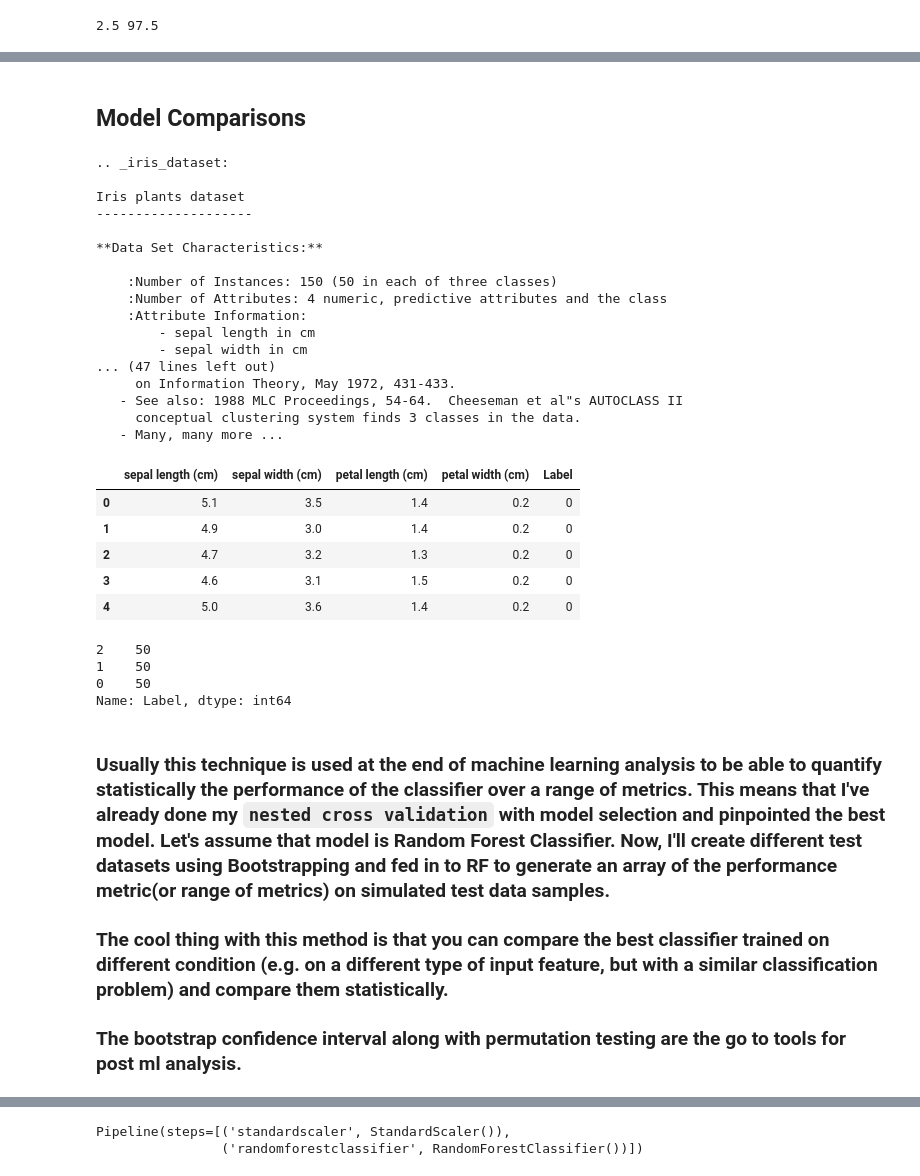
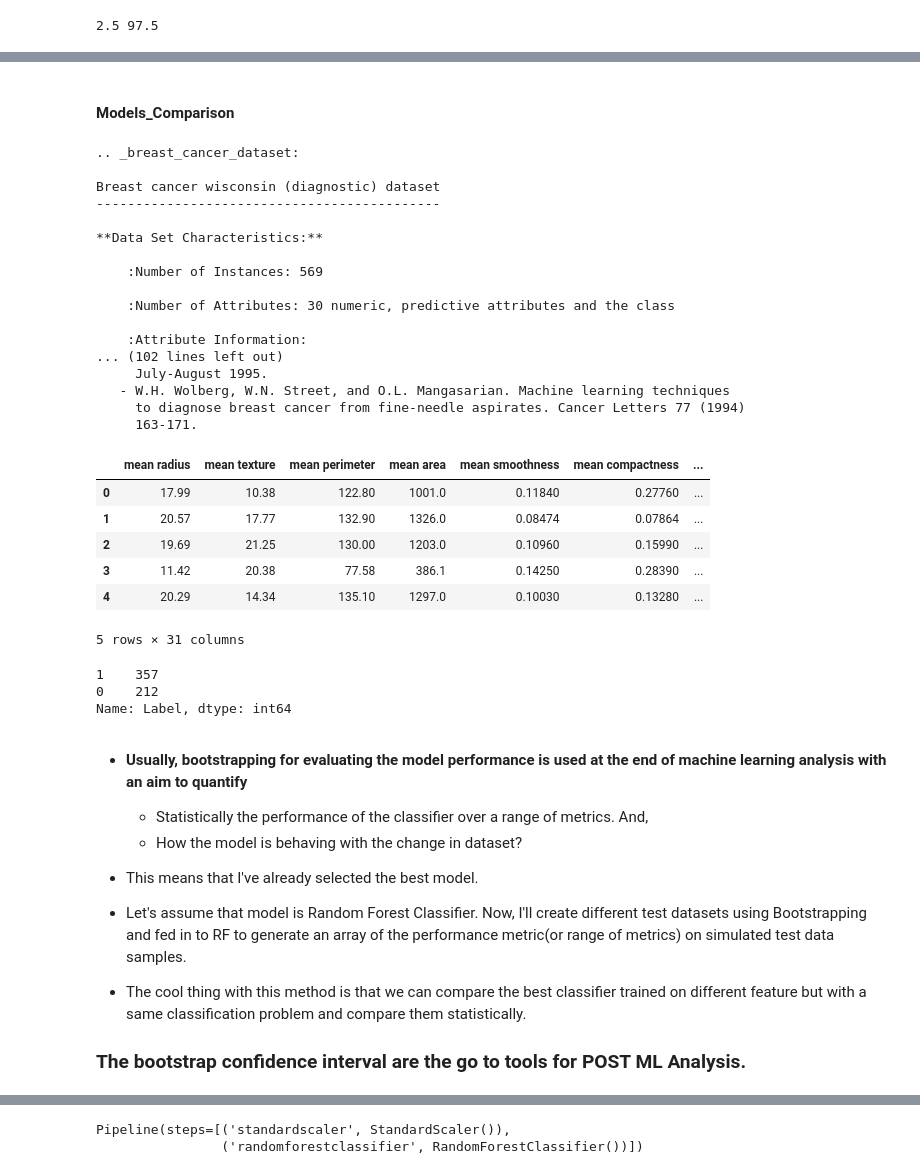
Before and after one commit to raj-shr-git/Statistical_testing_python, a Jupyter notebook: Bootstrapping.ipynb, the cells around one changed output, grey strips where cells are left out. Drawn from its saved outputs; the diff is of its cells as text; code cells hidden in the pictures.

```diff
--- a/Bootstrapping.ipynb
+++ b/Bootstrapping.ipynb
@@ -176,56 +434,62 @@ Confidence interval is (151.8,231.101)
 - https://www.youtube.com/watch?v=JmBwrYvKdtg
 - https://analyticsindiamag.com/hands-on-guide-to-bootstrap-sampling-for-ml-performance-evaluation/
 - https://machinelearningmastery.com/statistical-significance-tests-for-comparing-machine-learning-algorithms/
-# %% [markdown]
-## **Model Comparisons**
+# %% [markdown]
+#### **Models_Comparison**
 # %%
 from sklearn import datasets
 # %%
-iris = datasets.load_iris()
-print(datasets.load_iris().DESCR)
+b_cancer = datasets.load_breast_cancer()
+print(datasets.load_breast_cancer().DESCR)
 # %% [output]
-.. _iris_dataset:
+.. _breast_cancer_dataset:
 
-Iris plants dataset
---------------------
+Breast cancer wisconsin (diagnostic) dataset
+--------------------------------------------
 
 **Data Set Characteristics:**
 
-    :Number of Instances: 150 (50 in each of three classes)
-    :Number of Attributes: 4 numeric, predictive attributes and the class
+    :Number of Instances: 569
+
+    :Number of Attributes: 30 numeric, predictive attributes and the class
+
     :Attribute Information:
-        - sepal length in cm
-        - sepal width in cm
-... (47 lines left out)
-     on Information Theory, May 1972, 431-433.
-   - See also: 1988 MLC Proceedings, 54-64.  Cheeseman et al"s AUTOCLASS II
-     conceptual clustering system finds 3 classes in the data.
-   - Many, many more ...
+... (102 lines left out)
+     July-August 1995.
+   - W.H. Wolberg, W.N. Street, and O.L. Mangasarian. Machine learning techniques
+     to diagnose breast cancer from fine-needle aspirates. Cancer Letters 77 (1994)
+     163-171.
 # %%
-iris_df = pd.concat([pd.DataFrame(iris.data,columns=iris.feature_names),
-                     pd.DataFrame(iris.target,columns=['Label'])],axis=1)
+b_cancer_df = pd.concat([pd.DataFrame(b_cancer.data,columns=b_cancer.feature_names),
+                     pd.DataFrame(b_cancer.target,columns=['Label'])],axis=1)
 # %%
-iris_df.head()
+b_cancer_df.head()
 # %% [output]
-|  | sepal length (cm) | sepal width (cm) | petal length (cm) | petal width (cm) | Label |
-| 0 | 5.1 | 3.5 | 1.4 | 0.2 | 0 |
-| 1 | 4.9 | 3.0 | 1.4 | 0.2 | 0 |
-| 2 | 4.7 | 3.2 | 1.3 | 0.2 | 0 |
-| 3 | 4.6 | 3.1 | 1.5 | 0.2 | 0 |
-| 4 | 5.0 | 3.6 | 1.4 | 0.2 | 0 |
+|  | mean radius | mean texture | mean perimeter | mean area | mean smoothness | mean compactness | ... |
+| 0 | 17.99 | 10.38 | 122.80 | 1001.0 | 0.11840 | 0.27760 | ... |
+| 1 | 20.57 | 17.77 | 132.90 | 1326.0 | 0.08474 | 0.07864 | ... |
+| 2 | 19.69 | 21.25 | 130.00 | 1203.0 | 0.10960 | 0.15990 | ... |
+| 3 | 11.42 | 20.38 | 77.58 | 386.1 | 0.14250 | 0.28390 | ... |
+| 4 | 20.29 | 14.34 | 135.10 | 1297.0 | 0.10030 | 0.13280 | ... |
+5 rows × 31 columns
 # %%
-iris_df['Label'].value_counts()
+b_cancer_df['Label'].value_counts()
 # %% [output]
-2    50
-1    50
-0    50
+1    357
+0    212
 Name: Label, dtype: int64
 # %% [markdown]
-### **Usually this technique is used at the end of machine learning analysis to be able to quantify statistically the performance of the classifier over a range of metrics. This means that I've already done my ``nested cross validation`` with model selection and pinpointed the best model. Let's assume that model is Random Forest Classifier. Now, I'll create different test datasets using Bootstrapping and fed in to RF to generate an array of the performance metric(or range of metrics) on simulated test data samples.**
+- **Usually, bootstrapping for evaluating the model performance is used at the end of machine learning analysis with an aim to quantify**
+    - Statistically the performance of the classifier over a range of metrics. And,
+    - How the model is behaving with the change in dataset?
 
-### **The cool thing with this method is that you can compare the best classifier trained on different condition (e.g. on a different type of input feature, but with a similar classification problem) and compare them statistically.**
+- This means that I've already selected the best model.
 
-### **The bootstrap confidence interval along with permutation testing are the go to tools for post ml analysis.**
+- Let's assume that model is Random Forest Classifier. Now, I'll create different test datasets using Bootstrapping and fed in to RF to generate an array of the performance metric(or range of metrics) on simulated test data samples.
+
+- The cool thing with this method is that we can compare the best classifier trained on different feature but with a same classification problem and compare them statistically.
+
+### **The bootstrap confidence interval are the go to tools for POST ML Analysis.**
 # %%
 from sklearn.preprocessing import StandardScaler
 from sklearn.model_selection import train_test_split as tts
```
Also changed, not shown: parts of 114 cells of this notebook, 8 other files.
